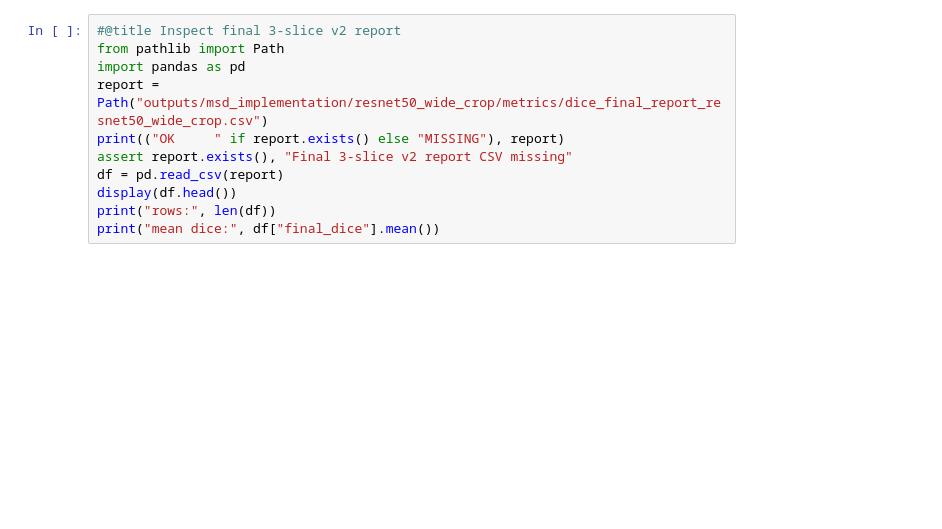
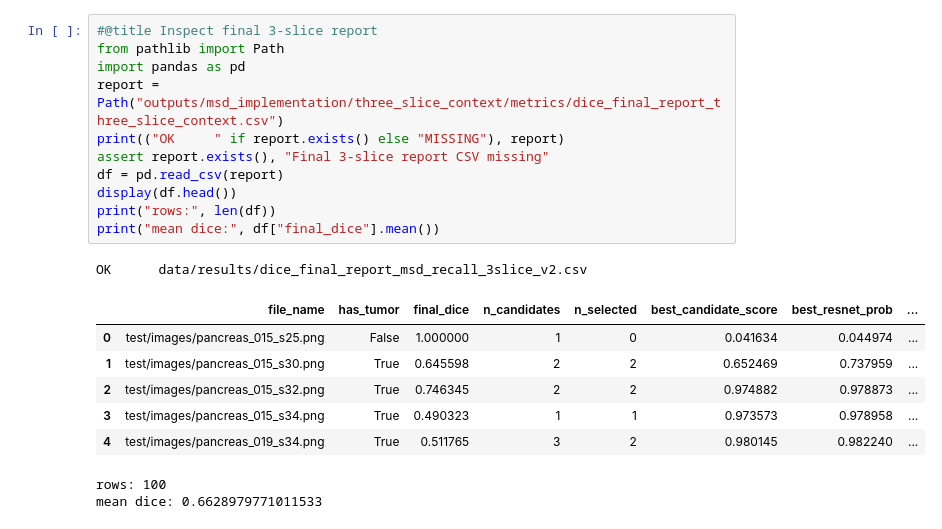
Before and after one commit to Azcatchi17/INF8225_Projet, a Jupyter notebook: msd_implementation/notebooks/resnet50_wide_crop/04_evaluate.ipynb, the cells around one changed output. Saved outputs shown, nothing was run; the diff lists cells and outputs as text; blank space fills up the shorter version.

```diff
--- a/msd_implementation/notebooks/resnet50_wide_crop/04_evaluate.ipynb
+++ b/msd_implementation/notebooks/resnet50_wide_crop/04_evaluate.ipynb
@@ -74,11 +123,21 @@ if return_code != 0:
 # %%
-#@title Inspect final 3-slice v2 report
+#@title Inspect final 3-slice report
 from pathlib import Path
 import pandas as pd
-report = Path("outputs/msd_implementation/resnet50_wide_crop/metrics/dice_final_report_resnet50_wide_crop.csv")
+report = Path("outputs/msd_implementation/three_slice_context/metrics/dice_final_report_three_slice_context.csv")
 print(("OK     " if report.exists() else "MISSING"), report)
-assert report.exists(), "Final 3-slice v2 report CSV missing"
+assert report.exists(), "Final 3-slice report CSV missing"
 df = pd.read_csv(report)
 display(df.head())
 print("rows:", len(df))
 print("mean dice:", df["final_dice"].mean())
+# %% [output]
+OK      data/results/dice_final_report_msd_recall_3slice_v2.csv
+|  | file_name | has_tumor | final_dice | n_candidates | n_selected | best_candidate_score | best_resnet_prob | ... |
+| 0 | test/images/pancreas_015_s25.png | False | 1.000000 | 1 | 0 | 0.041634 | 0.044974 | ... |
+| 1 | test/images/pancreas_015_s30.png | True | 0.645598 | 2 | 2 | 0.652469 | 0.737959 | ... |
+| 2 | test/images/pancreas_015_s32.png | True | 0.746345 | 2 | 2 | 0.974882 | 0.978873 | ... |
+| 3 | test/images/pancreas_015_s34.png | True | 0.490323 | 1 | 1 | 0.973573 | 0.978958 | ... |
+| 4 | test/images/pancreas_019_s34.png | True | 0.511765 | 3 | 2 | 0.980145 | 0.982240 | ... |
+rows: 100
+mean dice: 0.6628979771011533
```
Also changed, not shown: parts of 6 cells of this notebook, 12 other files.
